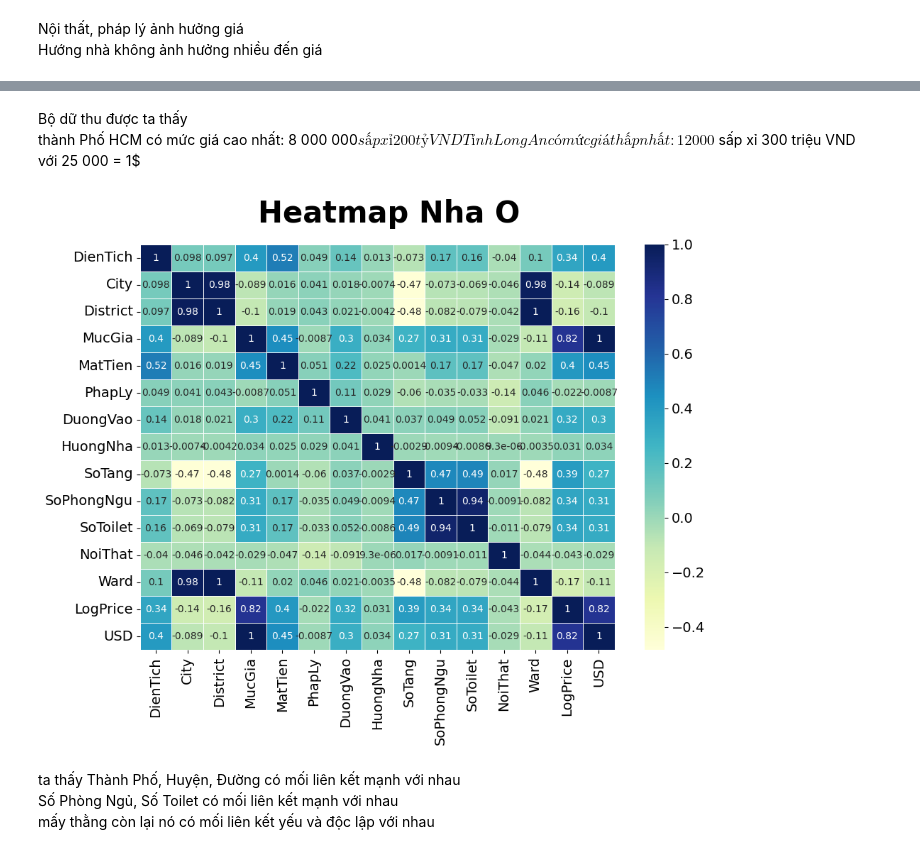
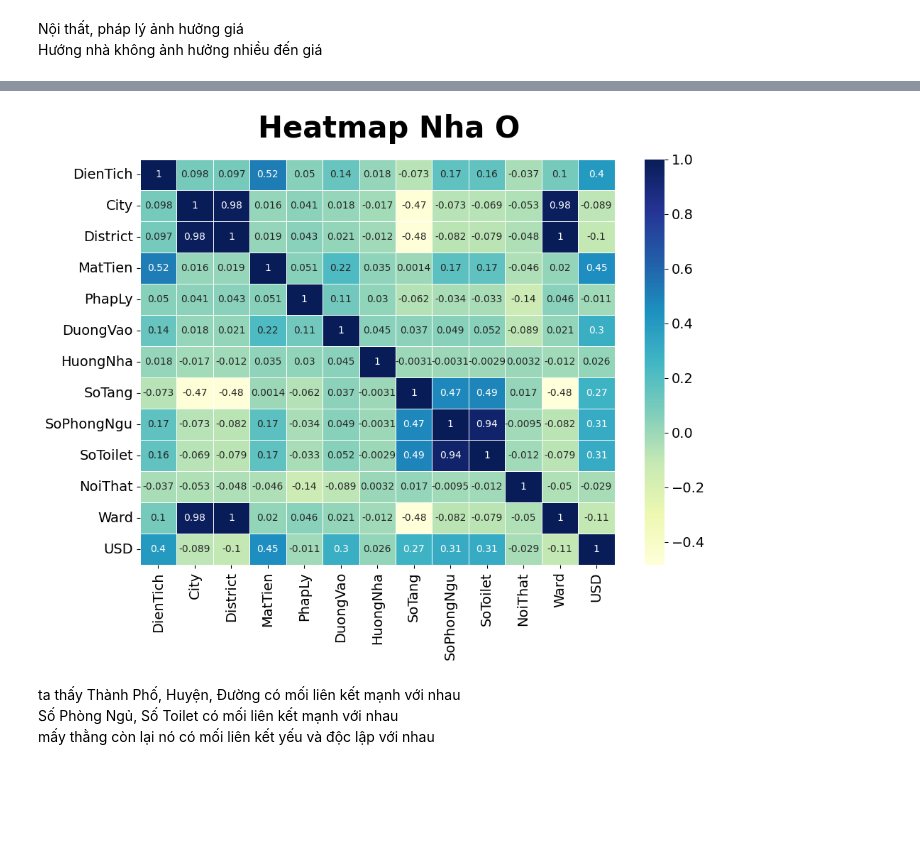
Before and after one commit to ngodongnguyen/SIC_BigData_Real-Estate-Price-Prediction, a Jupyter notebook: notebooks/Predit_House.ipynb, the cells around one changed output, grey strips where cells are left out. Cells and saved outputs as stored; diff of their text form; code cells hidden in the pictures; blank space fills up the shorter version.

```diff
--- a/notebooks/Predit_House.ipynb
+++ b/notebooks/Predit_House.ipynb
@@ -24,12 +24,13 @@ import joblib
 #tạo DataFrame với các cột đã được số hóa
 df_raw = pd.read_csv('C:/CODE/SIC_BigData_Real-Estate-Price-Prediction/data/batdongsan/numerized/NhaO_numerized-dataset.csv',index_col=False)
 # %%
-rows  = df_raw[df_raw['MucGia'] < 200000000]
-df_raw = df_raw.drop(index = rows.index)
-rows  = df_raw[df_raw['MucGia'] > 200000000000]
-df_raw = df_raw.drop(index = rows.index)
+df_capped = df_raw.copy()
+rows  = df_capped[df_capped['MucGia'] < 200000000]
+df_capped = df_capped.drop(index = rows.index)
+rows  = df_capped[df_capped['MucGia'] > 200000000000]
+df_capped = df_capped.drop(index = rows.index)
 
-df_raw = df_raw.dropna(subset=['City', 'District', 'Ward','MucGia','SoTang','SoPhongNgu','SoToilet'])
+df_capped = df_capped.dropna(subset=['City', 'District', 'Ward','MucGia','SoTang','SoPhongNgu','SoToilet'])
 
-df_raw = df_raw.drop(columns=['HuongBanCong','Unnamed: 0'])
+df_capped = df_capped.drop(columns=['DiaChi','HuongBanCong','Lat','Long'])
 # %%
@@ -94,11 +96,11 @@ def zero_round(value):
     else:
         return np.floor(value)
 
-df_raw['HuongNha'] = fill_missing_with_random(df_raw['HuongNha'])
-df_raw['NoiThat'] = fill_missing_with_random(df_raw['NoiThat'])
-df_raw['PhapLy'] = fill_missing_with_random(df_raw['PhapLy'])
+df_capped['HuongNha'] = fill_missing_with_random(df_capped['HuongNha'])
+df_capped['NoiThat'] = fill_missing_with_random(df_capped['NoiThat'])
+df_capped['PhapLy'] = fill_missing_with_random(df_capped['PhapLy'])
 
 # Làm tròn giá trị cho cột NoiThat, PhapLy, HuongNha
-df_raw['NoiThat'] = df_raw['NoiThat'].apply(zero_round)
-df_raw['PhapLy'] = df_raw['PhapLy'].apply(zero_round)
-df_raw['HuongNha'] = np.floor(df_raw['HuongNha'])
+df_capped['NoiThat'] = df_capped['NoiThat'].apply(zero_round)
+df_capped['PhapLy'] = df_capped['PhapLy'].apply(zero_round)
+df_capped['HuongNha'] = np.floor(df_capped['HuongNha'])
@@ -130 +107,5 @@ df_raw.describe()
+# %%
+#thêm cột USD để về sau xây dựng mô hình với giá USD hạn chế được sai số do VND quá lớn (tỉ giá đổi 25k / 1$)
+df_capped['USD']=df_capped['MucGia'].astype(float)/25000
+df_capped.drop(columns='MucGia',inplace=True)
 # %%
@@ -372,5 +294,0 @@ Name: 7692, dtype: object
-# %% [markdown]
-Bộ dữ thu được ta thấy
-thành Phố HCM có mức giá cao nhất: 8 000 000$ sấp xỉ 200 tỷ VND
-Tỉnh Long An có mức giá thấp nhất: 12 000$ sấp xỉ 300 triệu VND
-với 25 000 = 1$
@@ -379,13 +295,13 @@ df_raw = df_raw.drop(columns=['DiaChi'])
 # %%
 fig = plt.figure(figsize=(10,8))
 
-sns.heatmap(df_raw.corr(), annot = True, cmap='YlGnBu', linewidth=.5)
+sns.heatmap(df_capped.corr(), annot = True, cmap='YlGnBu', linewidth=.5)
 fig.suptitle('Heatmap Nha O',fontsize=30, fontweight="bold")
 pylab.rcParams.update(rcParams)
 fig.tight_layout()
 plt.show()
 # %% [output]
-[figure, old version]
+[figure, new version]
 # %% [markdown]
 ta thấy Thành Phố, Huyện, Đường có mối liên kết mạnh với nhau
 Số Phòng Ngủ, Số Toilet có mối liên kết mạnh với nhau
```
Also changed, not shown: parts of 34 cells of this notebook, 9 other files.
